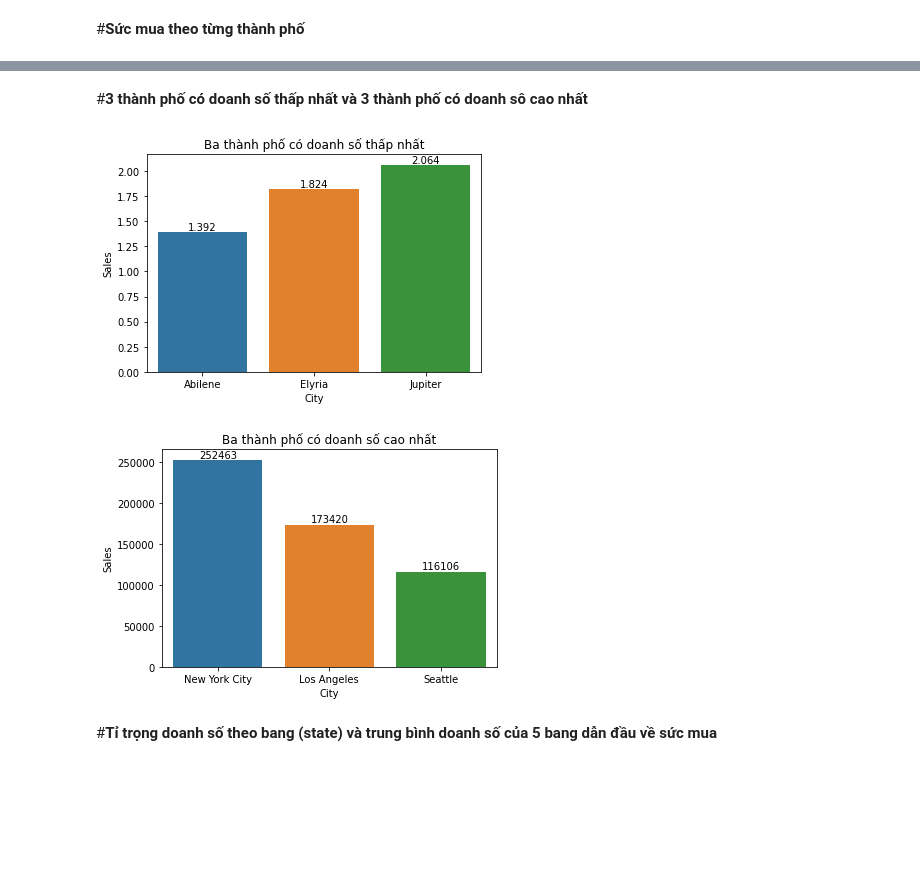
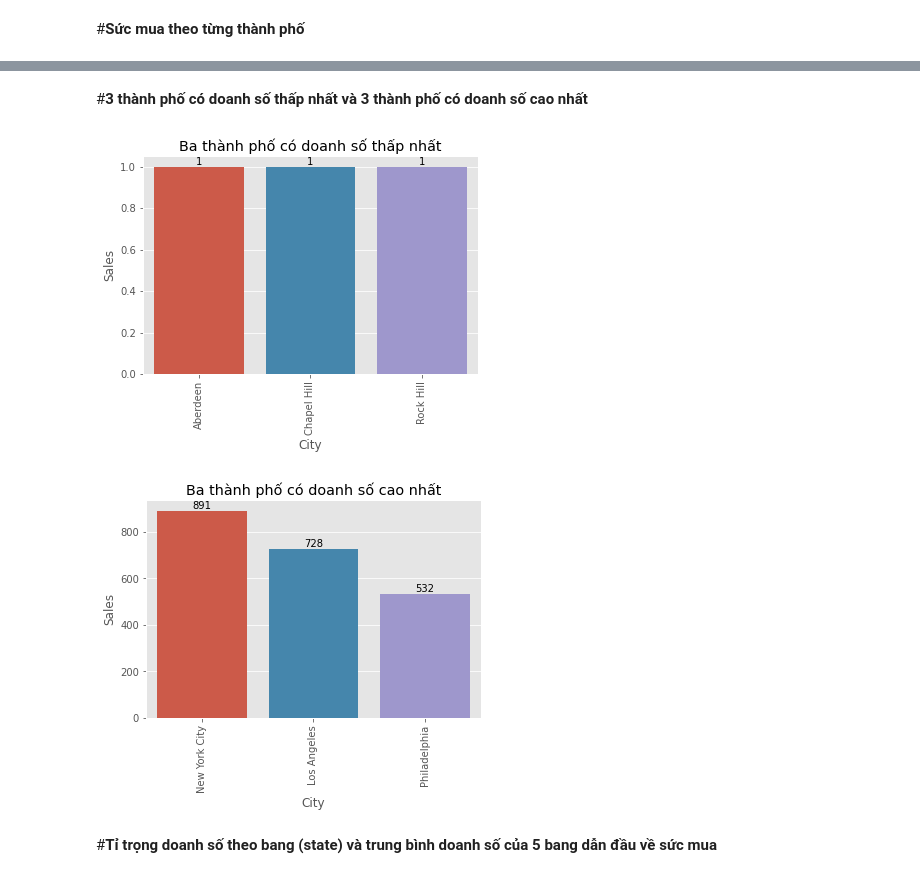
Before and after one commit to Quang-Nguyen-Van/MSE-PYTHON, a Jupyter notebook: Assignment.ipynb, the cells around one changed output, grey strips where cells are left out. Drawn from its saved outputs; the diff is of its cells as text; code cells hidden in the pictures; blank space fills up the shorter version.

```diff
--- a/Assignment.ipynb
+++ b/Assignment.ipynb
@@ -59,3 +48,35 @@ import matplotlib.pyplot as plt
+# %%
+import warnings
+warnings.filterwarnings('ignore')
+
+import numpy as np
+import pandas as pd
+import seaborn as sns
+import matplotlib.dates as mdates
+import datetime
+import matplotlib.pyplot as plt
+import matplotlib
+matplotlib.style.use('ggplot')
+%matplotlib inline
+from statsmodels.graphics import tsaplots
+import statsmodels.api as sm
+from pylab import rcParams
+import itertools
+import math
+import os.path
+from os import path
+
+from sklearn.preprocessing import MinMaxScaler
+from sklearn.metrics import mean_squared_error
+from pandas import DataFrame
+from pandas import concat
+from pandas import Series
+
+from tensorflow.keras.models import Sequential
+from tensorflow.keras.layers import Dense, Activation, Dropout,Bidirectional
+from tensorflow.keras.layers import LSTM
+from tensorflow.keras.preprocessing.sequence import TimeseriesGenerator
+from statsmodels.tools.eval_measures import rmse
 # %%
 d_frame = pd.read_csv('/content/dataset/train.csv')
 # %%
@@ -97,6 +118,7 @@ d_frame[d_frame['Postal Code'].isnull()]
 | 9741 | 9742 | CA-2016-117086 | 08/11/2016 | 12/11/2016 | Standard Class | QJ-19255 | Quincy Jones | Corporate | United States | ... |
 # %%
 d_frame['Postal Code'] = d_frame['Postal Code'].fillna('L7L 0A1')
+d_frame['cnt'] = 1
 # %%
 d_frame.isnull().sum()
 # %% [output]
@@ -254,26 +277,30 @@ plt.show()
 # %% [markdown]
-#**3 thành phố có doanh số thấp nhất và 3 thành phố có doanh sô cao nhất**
+#**3 thành phố có doanh số thấp nhất và 3 thành phố có doanh số cao nhất**
 # %%
-lowests = d_frame.groupby('City')['Sales'].sum().sort_values(ascending=True).head(3)
-highests = d_frame.groupby('City')['Sales'].sum().sort_values(ascending=False).head(3)
+lowests = d_frame.groupby('City')['cnt'].sum().sort_values(ascending=True).head(3)
+highests = d_frame.groupby('City')['cnt'].sum().sort_values(ascending=False).head(3)
 
 lowests = lowests.reset_index()
-ax = sns.barplot(x = lowests.City, y = lowests.Sales, estimator=np.sum, ci = None)
+ax = sns.barplot(x = lowests.City, y = lowests.cnt, estimator=np.sum, ci = None)
 
 plt.bar_label(ax.containers[0])
 ax.set(title='Ba thành phố có doanh số thấp nhất')
+ax.set(xlabel='City', ylabel='Sales')
+ax.tick_params(axis='x', rotation=90)
 plt.show()
 
 
 highests = highests.reset_index()
-ax = sns.barplot(x = highests.City, y = highests.Sales, estimator=np.sum, ci = None)
+ax = sns.barplot(x = highests.City, y = highests.cnt, estimator=np.sum, ci = None)
 
 plt.bar_label(ax.containers[0])
 ax.set(title='Ba thành phố có doanh số cao nhất')
+ax.set(xlabel='City', ylabel='Sales')
+plt.xticks(rotation=90)
 plt.show()
 # %% [output]
-[figure, old version]
+[figure, new version]
-[figure, old version]
+[figure, new version]
 # %% [markdown]
 #**Tỉ trọng doanh số theo bang (state) và trung bình doanh số của 5 bang dẫn đầu về sức mua**
 # %%
```
Also changed, not shown: parts of 42 cells of this notebook.
